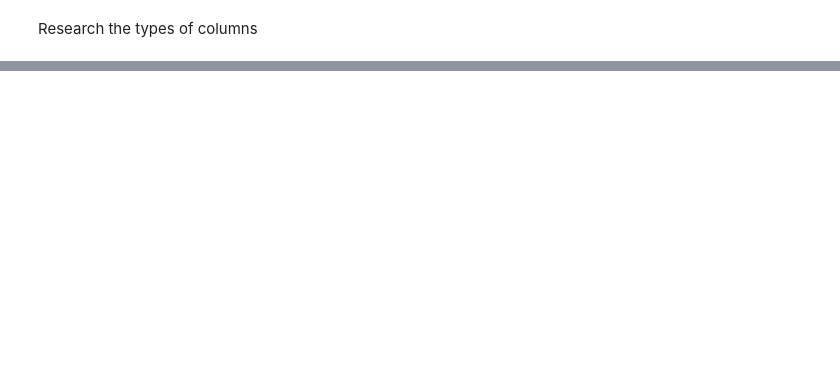
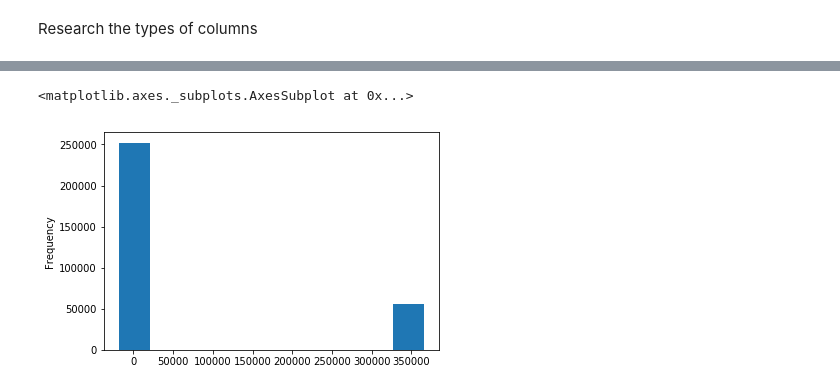
Before and after one commit to DavidSimonyan/DataScience, a Jupyter notebook: Python files/Kaggle/Home Credit Default Risk/Learning.ipynb, the cells around one changed output, grey strips where cells are left out. Cells and saved outputs as stored; diff of their text form; code cells hidden in the pictures; blank space fills up the shorter version.

```diff
--- a/Python files/Kaggle/Home Credit Default Risk/Learning.ipynb
+++ b/Python files/Kaggle/Home Credit Default Risk/Learning.ipynb
@@ -78,0 +162,3 @@ app_train.dtypes.value_counts()
+# %%
+app_train = pd.get_dummies(app_train)
+app_test = pd.get_dummies(app_test)
@@ -78,0 +186,6 @@ app_train.dtypes.value_counts()
+# %%
+train_labels = app_train['TARGET']
+# %%
+app_train, app_test = app_train.align(app_test, join = 'inner', axis = 1)
+# %%
+app_train['TARGET'] = train_labels
@@ -78,0 +236,5 @@ app_train.dtypes.value_counts()
+# %%
+app_train['DAYS_EMPLOYED'].plot.hist()
+# %% [output]
+<matplotlib.axes._subplots.AxesSubplot at 0x...>
+[figure, added]
```
Also changed, not shown: parts of 31 cells of this notebook.
